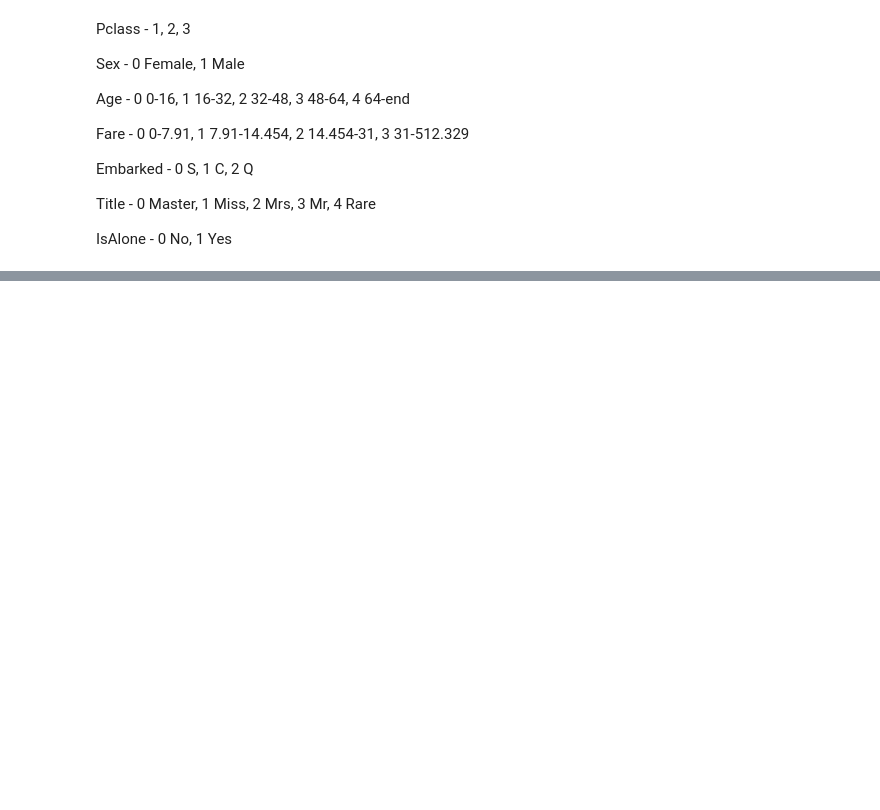
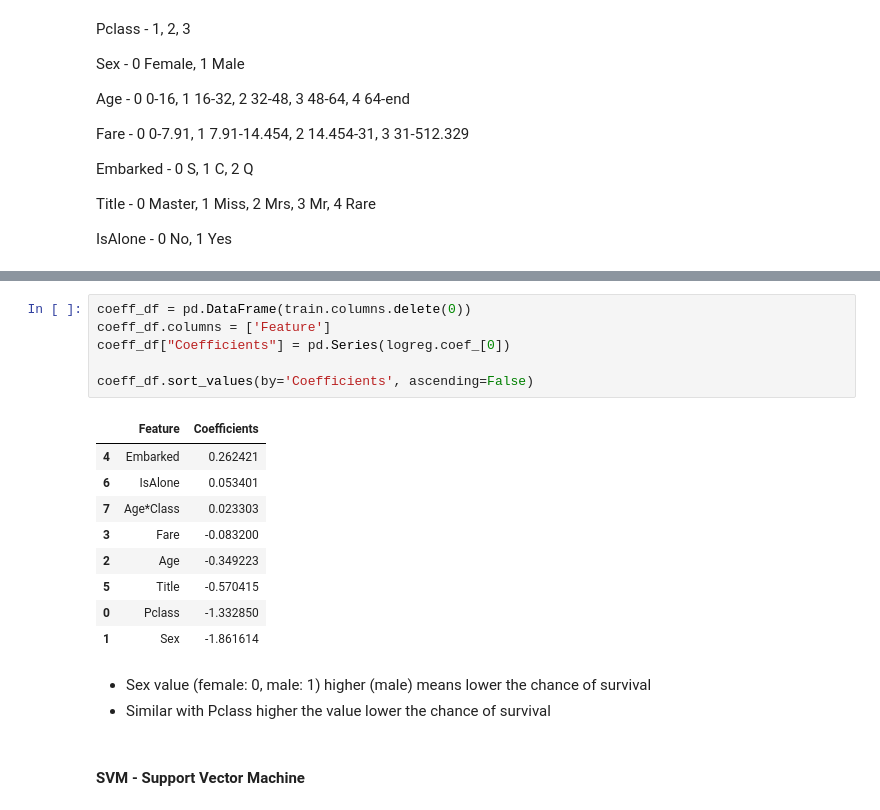
Before and after one commit to vanshuwjoshi/Titanic-Data-Analysis-And-Modelling, a Jupyter notebook: titanic.ipynb, the cells around one changed output, grey strips where cells are left out. Cells and saved outputs as stored; diff of their text form; blank space fills up the shorter version.

```diff
--- a/titanic.ipynb
+++ b/titanic.ipynb
@@ -759,0 +810,21 @@ IsAlone - 0 No, 1 Yes
+# %%
+coeff_df = pd.DataFrame(train.columns.delete(0))
+coeff_df.columns = ['Feature']
+coeff_df["Coefficients"] = pd.Series(logreg.coef_[0])
+
+coeff_df.sort_values(by='Coefficients', ascending=False)
+# %% [output]
+|  | Feature | Coefficients |
+| 4 | Embarked | 0.262421 |
+| 6 | IsAlone | 0.053401 |
+| 7 | Age*Class | 0.023303 |
+| 3 | Fare | -0.083200 |
+| 2 | Age | -0.349223 |
+| 5 | Title | -0.570415 |
+| 0 | Pclass | -1.332850 |
+| 1 | Sex | -1.861614 |
+# %% [markdown]
+- Sex value (female: 0, male: 1) higher (male) means lower the chance of survival
+- Similar with Pclass higher the value lower the chance of survival
+# %% [markdown]
+#### SVM - Support Vector Machine
```
Also changed, not shown: parts of 26 cells of this notebook.
